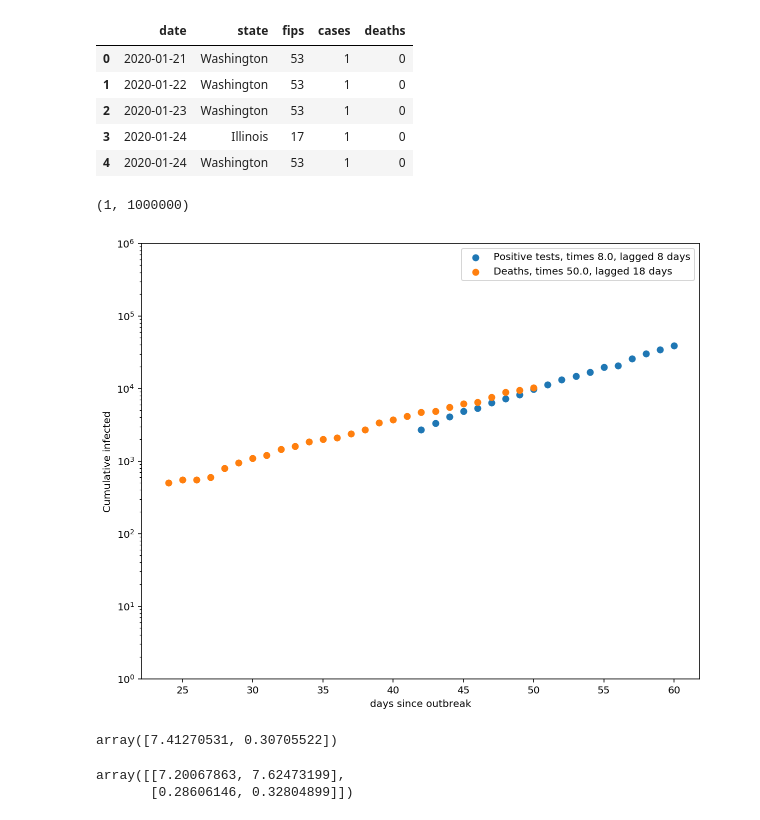
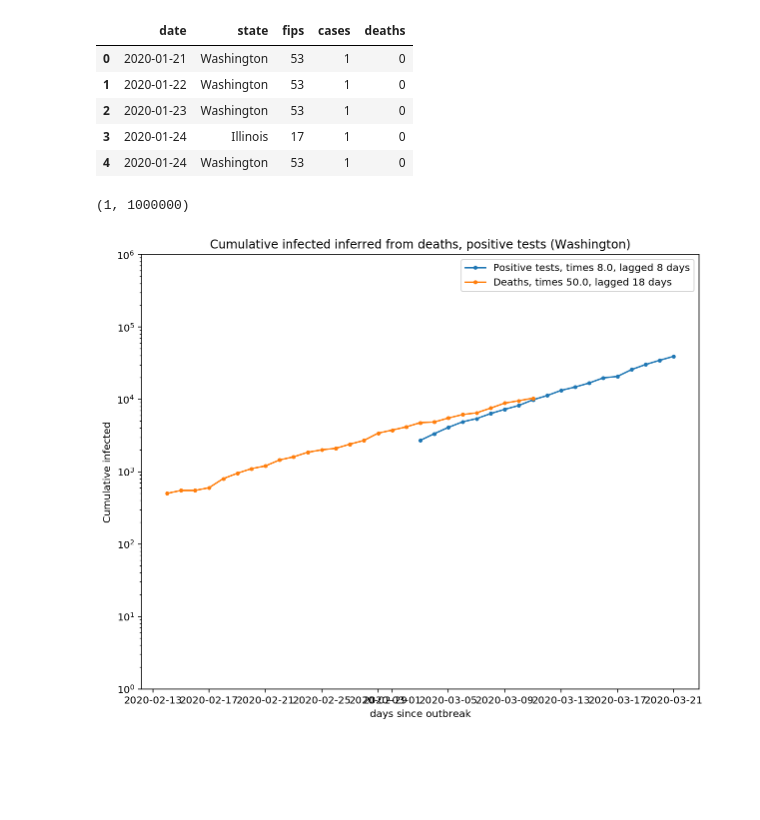
Before and after one commit to bmander/covid-notebooks, a Jupyter notebook: current_estimate.ipynb, the cells around one changed output. Drawn from its saved outputs; the diff is of its cells as text; code cells hidden in the pictures; blank space fills up the shorter version.

Commit message:
summarize all into single graphic

```diff
--- a/current_estimate.ipynb
+++ b/current_estimate.ipynb
@@ -44,7 +44,9 @@ DEATH_MIN = 10
 TEST_TRUSTWORTHY_START = 50
 DEATH_TRUSTWORTHY_START = 46
 
-df_state = df[df.state=="Washington"]
+STATE = "Washington"
+
+df_state = df[df.state==STATE]
 
 date0 = df_state.iloc[0].date
 
@@ -58,14 +60,17 @@ death_day = (death_plot.date-date0).dt.days-DEATH_LAG
 death_results = death_plot.deaths/DEATH_PROB
 # %%
 fig, ax = plt.subplots(figsize=(10,8))
-ax.scatter( test_day, test_results, label="Positive tests, times %s, lagged %s days"%(1/DETECTION_PROB, TEST_LAG) )
-ax.scatter( death_day, death_results, label="Deaths, times %s, lagged %s days"%(1/DEATH_PROB, DEATH_LAG) )
+ax.set_title("Cumulative infected inferred from deaths, positive tests (%s)"%STATE)
+ax.plot( date0+test_day*timedelta(days=1),
+        test_results, label="Positive tests, times %s, lagged %s days"%(1/DETECTION_PROB, TEST_LAG), marker="." )
+ax.plot( date0+death_day*timedelta(days=1),
+        death_results, label="Deaths, times %s, lagged %s days"%(1/DEATH_PROB, DEATH_LAG), marker="." )
 ax.set_xlabel("days since outbreak")
 ax.set_ylabel("Cumulative infected")
 ax.legend()
 ax.semilogy()
 ax.set_ylim(1,1000000)
 # %% [output]
 (1, 1000000)
-[figure, old version]
+[figure, new version]
 # %%
@@ -80,9 +78,0 @@ res = mod.fit()
-# %%
-res.params
-# %% [output]
-array([7.41270531, 0.30705522])
-# %%
-res.conf_int(alpha=0.05)
-# %% [output]
-array([[7.20067863, 7.62473199],
-       [0.28606146, 0.32804899]])
```
Also changed, not shown: parts of 20 cells of this notebook.
